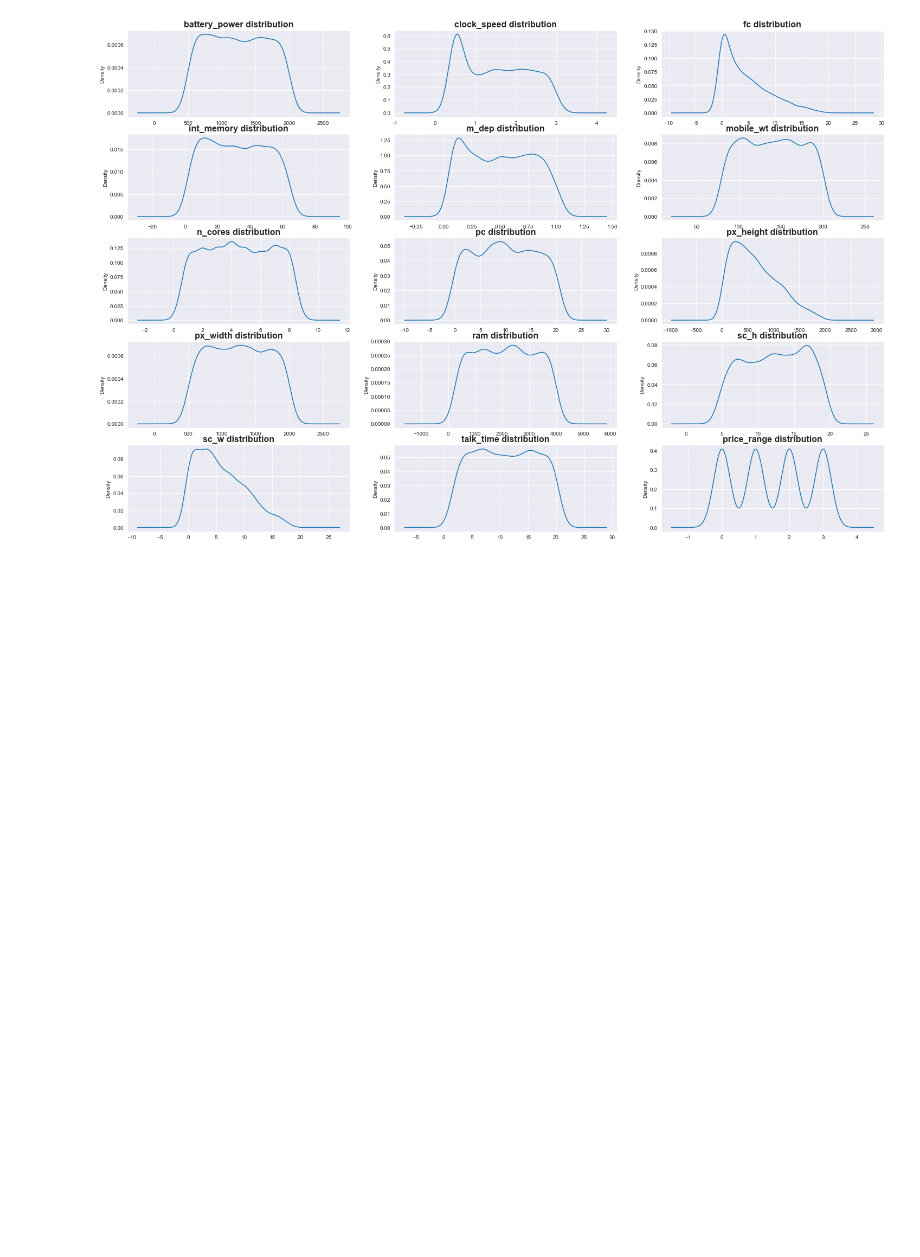
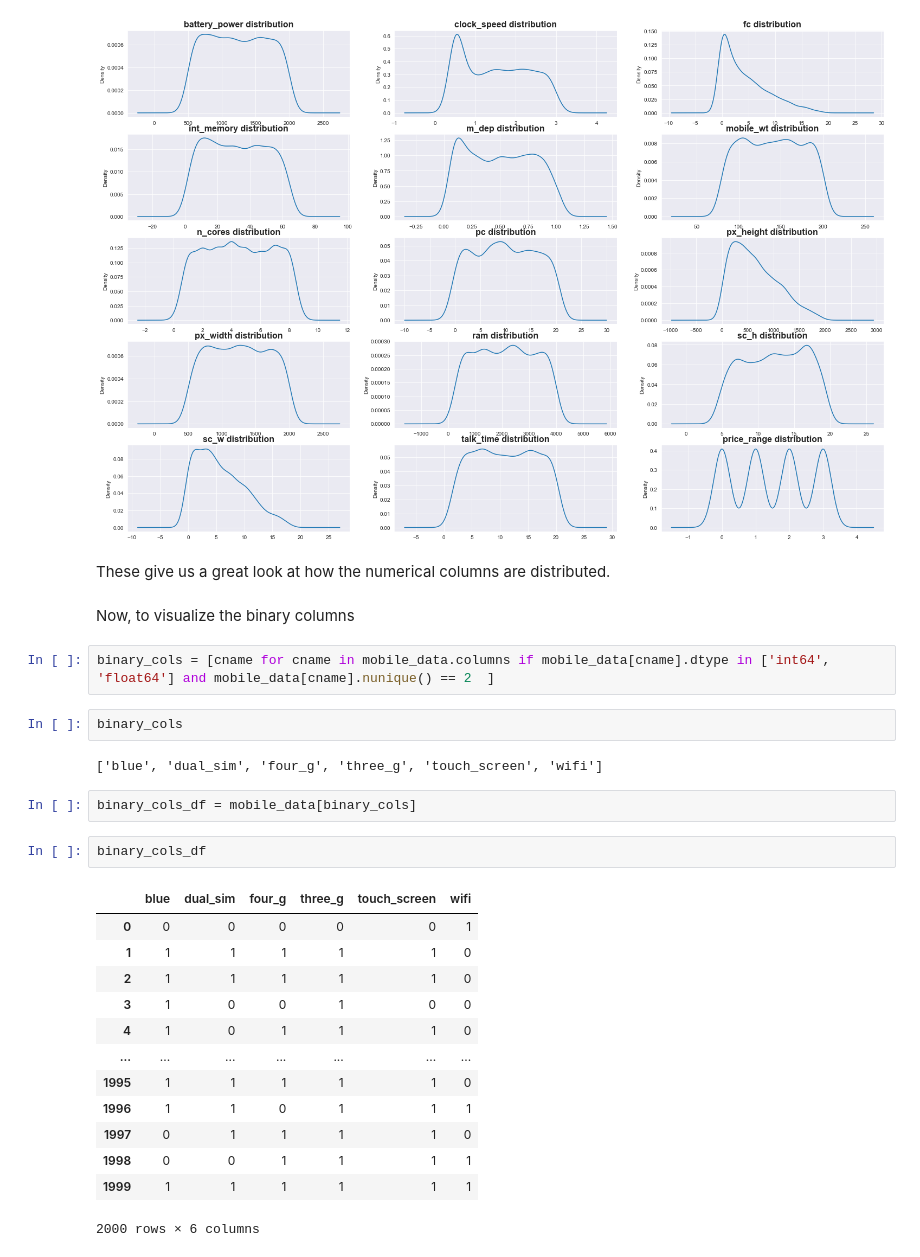
Before and after one commit to jordan-maulino/mobile_price, a Jupyter notebook: mobile_price.ipynb, the cells around one changed output. Drawn from its saved outputs; the diff is of its cells as text; blank space fills up the shorter version.

```diff
--- a/mobile_price.ipynb
+++ b/mobile_price.ipynb
@@ -188,3 +192,31 @@ for row in axes:
         i +=1
 # %% [output]
 [figure]
+# %% [markdown]
+These give us a great look at how the numerical columns are distributed.
+# %% [markdown]
+Now, to visualize the binary columns
+# %%
+binary_cols = [cname for cname in mobile_data.columns if mobile_data[cname].dtype in ['int64', 'float64'] and mobile_data[cname].nunique() == 2  ]
+# %%
+binary_cols
+# %% [output]
+['blue', 'dual_sim', 'four_g', 'three_g', 'touch_screen', 'wifi']
+# %%
+binary_cols_df = mobile_data[binary_cols]
+# %%
+binary_cols_df
+# %% [output]
+|  | blue | dual_sim | four_g | three_g | touch_screen | wifi |
+| 0 | 0 | 0 | 0 | 0 | 0 | 1 |
+| 1 | 1 | 1 | 1 | 1 | 1 | 0 |
+| 2 | 1 | 1 | 1 | 1 | 1 | 0 |
+| 3 | 1 | 0 | 0 | 1 | 0 | 0 |
+| 4 | 1 | 0 | 1 | 1 | 1 | 0 |
+| ... | ... | ... | ... | ... | ... | ... |
+| 1995 | 1 | 1 | 1 | 1 | 1 | 0 |
+| 1996 | 1 | 1 | 0 | 1 | 1 | 1 |
+| 1997 | 0 | 1 | 1 | 1 | 1 | 0 |
+| 1998 | 0 | 0 | 1 | 1 | 1 | 1 |
+| 1999 | 1 | 1 | 1 | 1 | 1 | 1 |
+2000 rows × 6 columns
```
Also changed, not shown: parts of 7 cells of this notebook.
